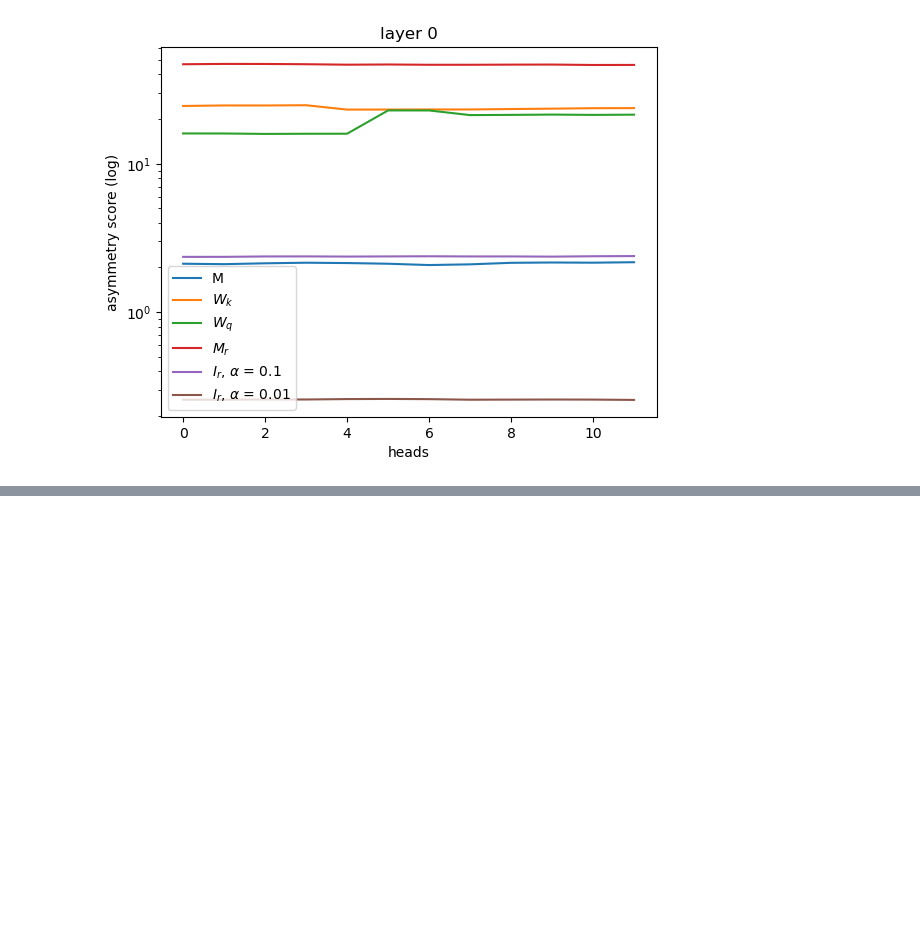
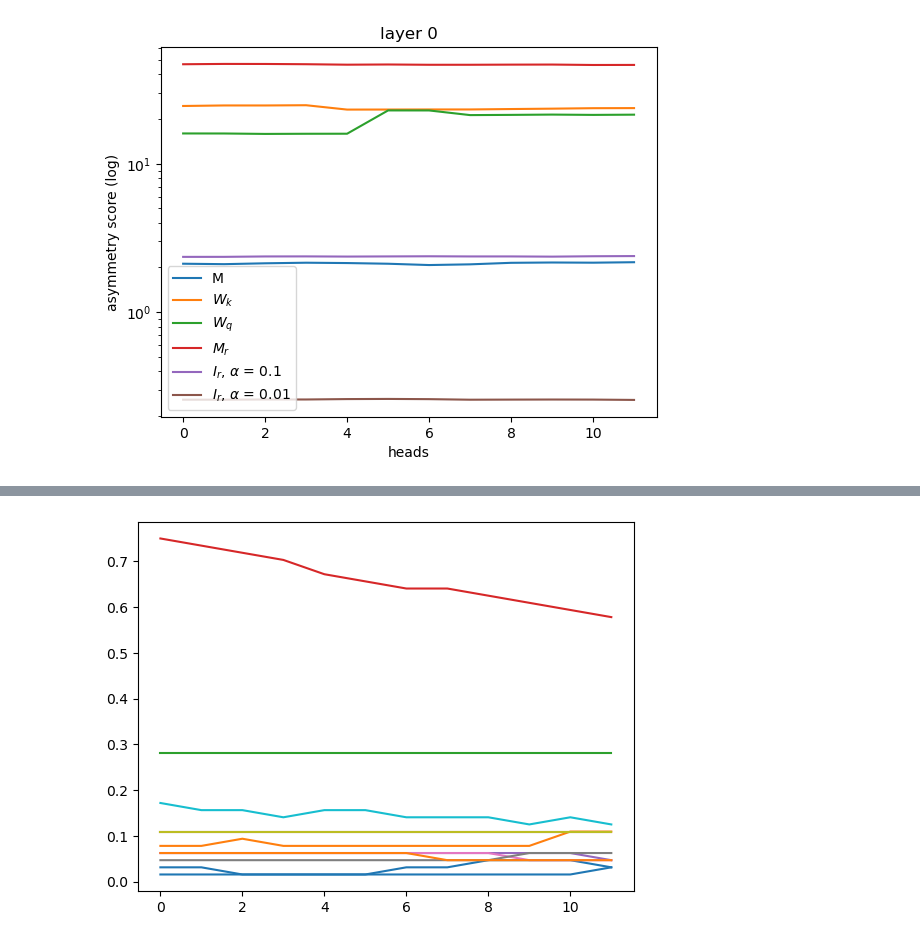
Before and after one commit to matteosaponati/attention-geometry, a Jupyter notebook: examples/BERT_analysis.ipynb, the cells around one changed output, grey strips where cells are left out. Cells and saved outputs as stored; diff of their text form; code cells hidden in the pictures; blank space fills up the shorter version.

Commit message:
add count of eigen above 1

```diff
--- a/examples/BERT_analysis.ipynb
+++ b/examples/BERT_analysis.ipynb
@@ -174,5 +185,15 @@ Text(0, 0.5, 'abs value')
-# %%
-abs_value = np.absolute(eigen[head])
+# %%
+count = np.zeros((l,h))
+for i in range(l):
+    eigen = eigen_blocks(h,dh,M[i])
+    for j in range(h):
+        abs_value = np.absolute(eigen[j])
+        count[i,j] = np.sum(abs_value > 1)
+# %%
+for k in range(l):
+    plt.plot(count[k,:]/dh)
+# %% [output]
+[figure, added]
 # %%
 abs_value
 # %% [output]
```
Also changed, not shown: parts of 4 cells of this notebook.
